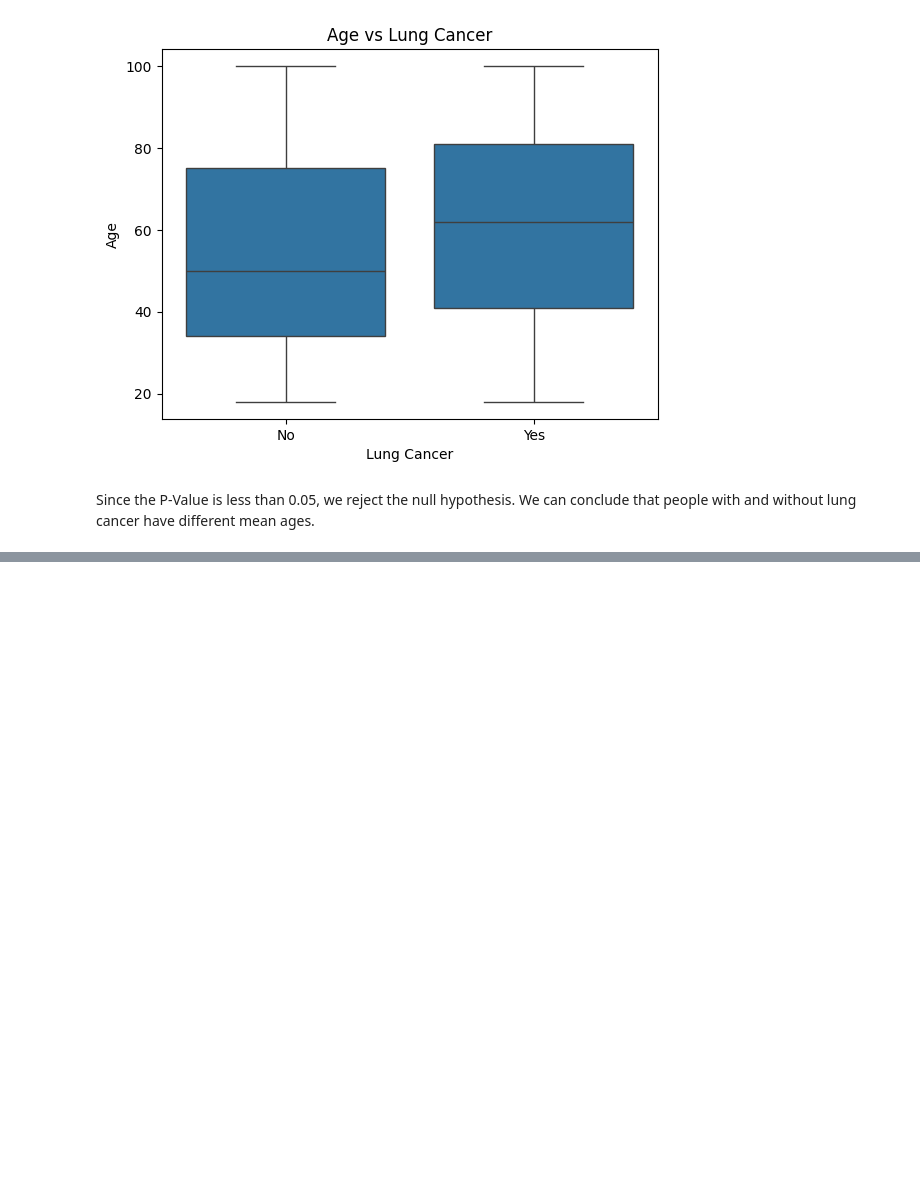
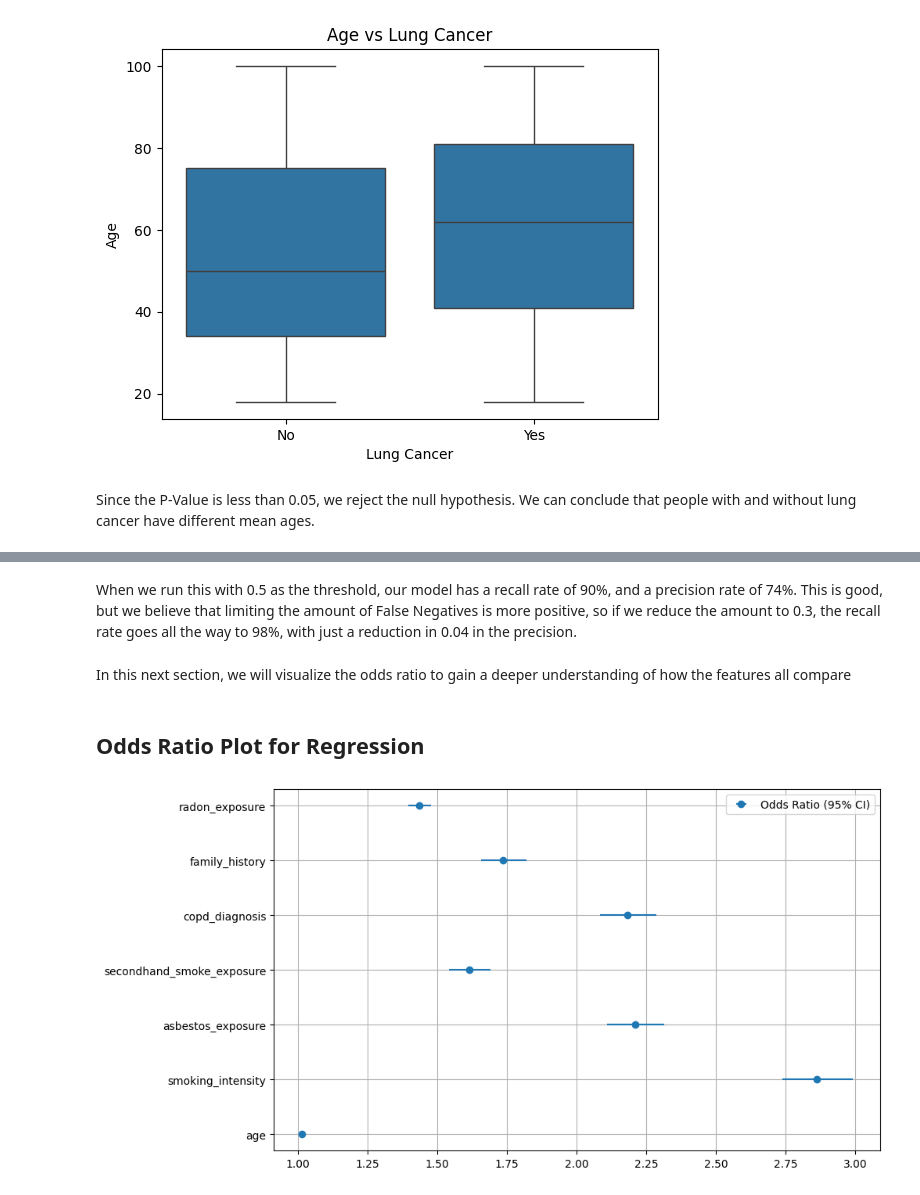
Before and after one commit to psyme1/psyme1.github.io, a Jupyter notebook: CMSC320_Lung_cancer_dataset.ipynb, the cells around one changed output, grey strips where cells are left out. Drawn from its saved outputs; the diff is of its cells as text; code cells hidden in the pictures; blank space fills up the shorter version.

```diff
--- a/CMSC320_Lung_cancer_dataset.ipynb
+++ b/CMSC320_Lung_cancer_dataset.ipynb
@@ -282,0 +628,26 @@ Overall, this analysis suggests that age is significantly associated with lung c
+# %% [markdown]
+When we run this with 0.5 as the threshold, our model has a recall rate of 90%, and a precision rate of 74%. This is good, but we believe that limiting the amount of False Negatives is more positive, so if we reduce the amount to 0.3, the recall rate goes all the way to 98%, with just a reduction in 0.04 in the precision.
+# %% [markdown]
+In this next section, we will visualize the odds ratio to gain a deeper understanding of how the features all compare
+# %% [markdown]
+## Odds Ratio Plot for Regression
+# %%
+#getting the confidence estimates
+params = results.params
+conf = results.conf_int()
+conf['OR'] = params
+conf.columns = ['2.5%', '97.5%', 'OR']
+# getting it as an odds ratio
+conf['OR'] = np.exp(conf['OR'])
+conf['2.5%'] = np.exp(conf['2.5%'])
+conf['97.5%'] = np.exp(conf['97.5%'])
+# we don't need the constant
+conf = conf.drop('const')
+plt.figure(figsize=(10, 6))
+# plotting them all, with 95% confidence intervals
+plt.errorbar(conf['OR'], conf.index, xerr=[conf['OR'] - conf['2.5%'], conf['97.5%'] - conf['OR']], fmt='o', label="Odds Ratio (95% CI)")
+plt.grid(True)
+plt.legend()
+plt.show()
+# %% [output]
+[figure, added]
```
Also changed, not shown: parts of 64 cells of this notebook.
